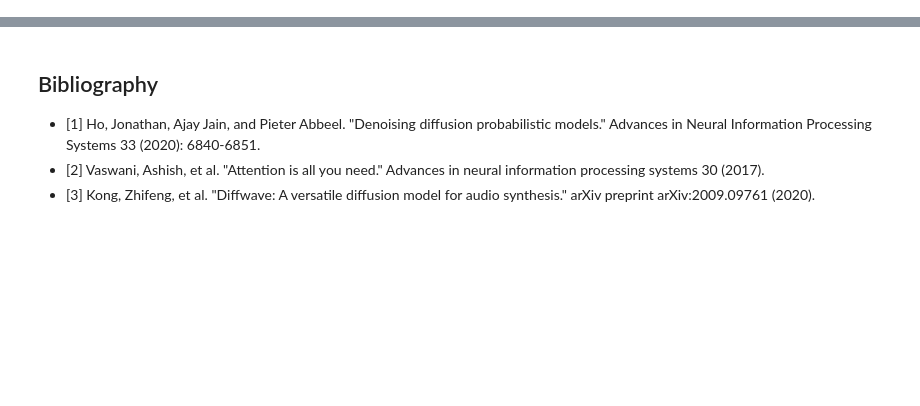
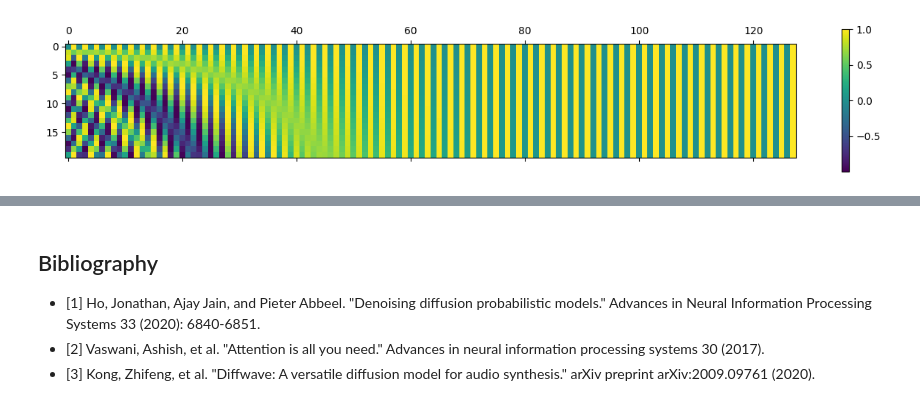
Before and after one commit to giorgiodema/Generate_Music_with_Diffusion_Models, a Jupyter notebook: notebook.ipynb, the cells around one changed output, grey strips where cells are left out. Drawn from its saved outputs; the diff is of its cells as text; code cells hidden in the pictures; blank space fills up the shorter version.

```diff
--- a/notebook.ipynb
+++ b/notebook.ipynb
@@ -189,0 +182,13 @@ The model was trained with the algorithm in the figure, as in [1]:
+# %%
+dmodel=128
+steps = 20
+encodings = []
+for k in range(steps):
+    # convert to tensor to avoid tf.function retracing
+    encodings += [encode(tf.convert_to_tensor(k,tf.float32),tf.convert_to_tensor(dmodel,tf.float32))]
+encodings = tf.stack(encodings,axis=0)
+cax = plt.matshow(encodings)
+plt.gcf().colorbar(cax)
+plt.show()
+# %% [output]
+[figure, added]
```
Also changed, not shown: parts of 33 cells of this notebook, 6 other files.
